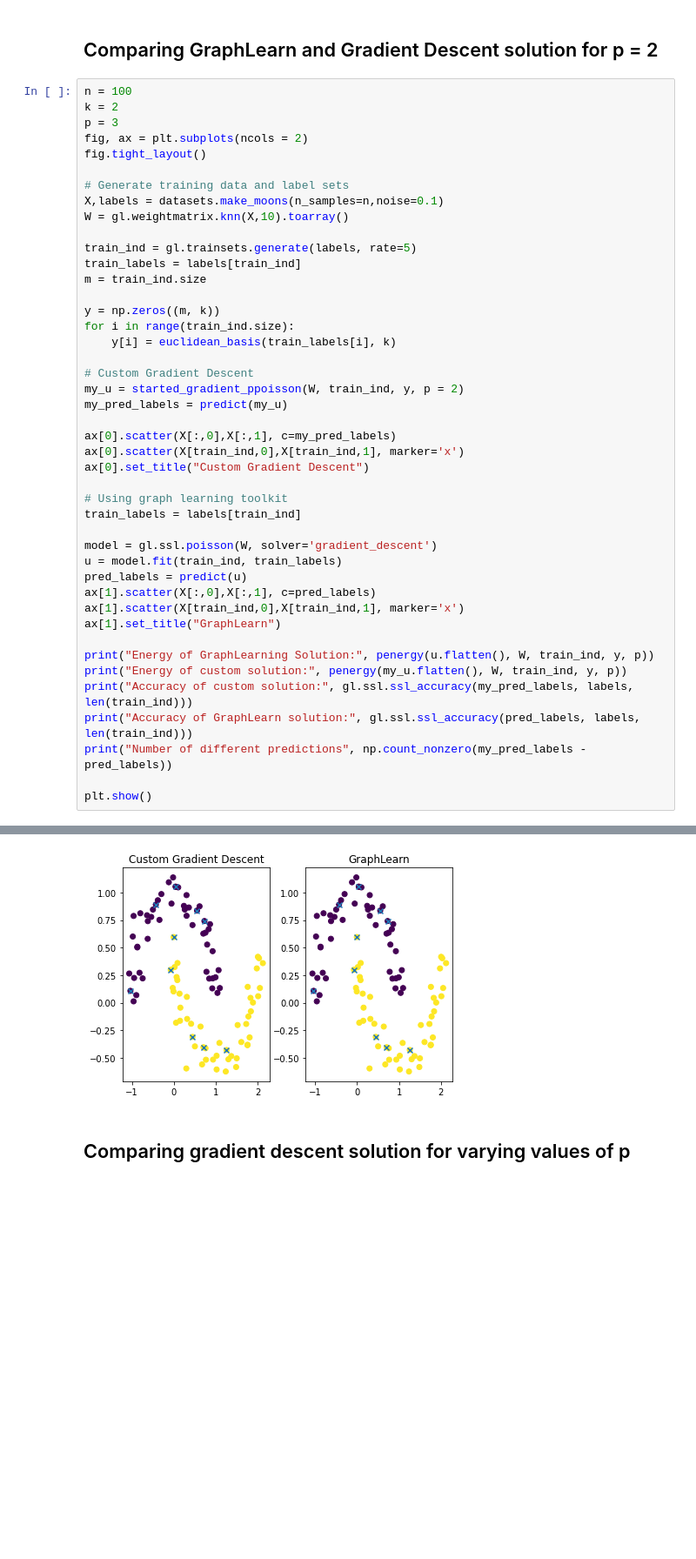
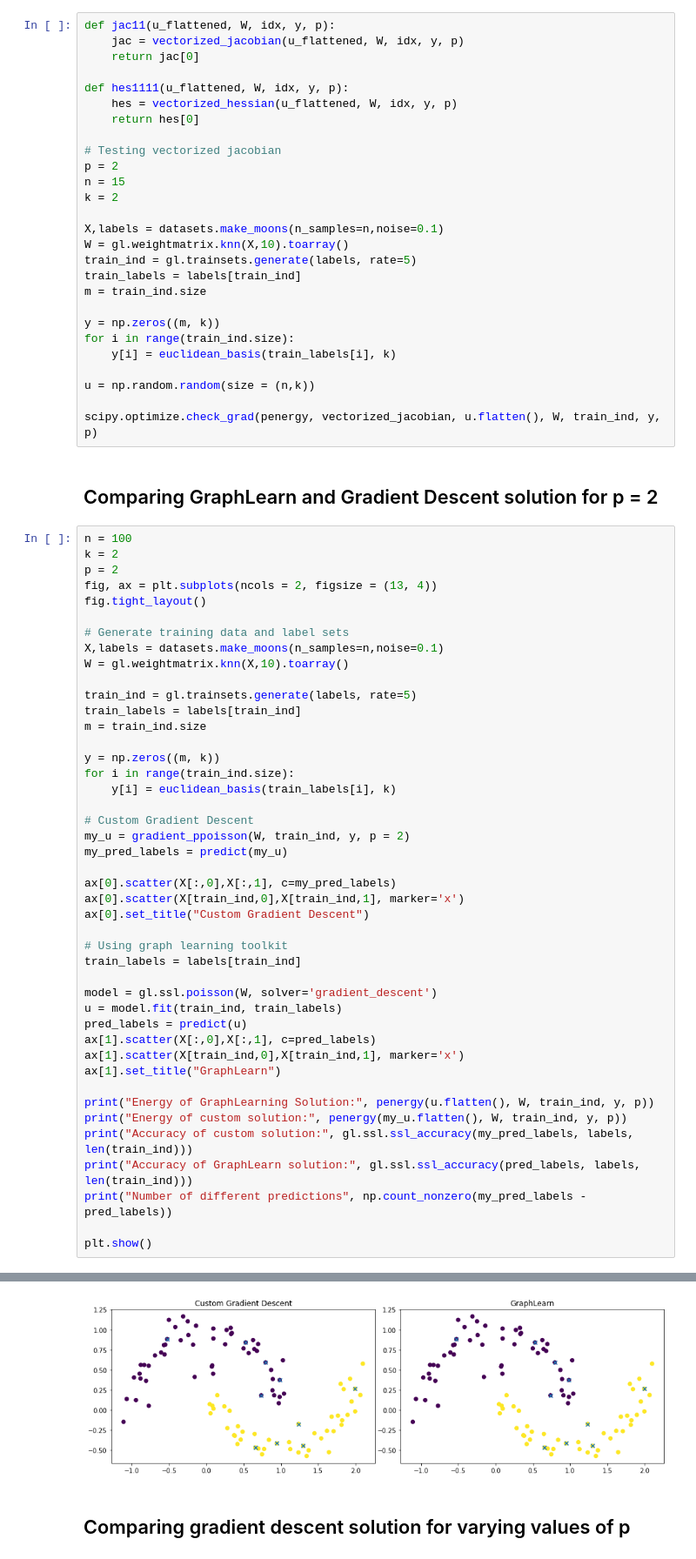
Before and after one commit to gstamatiou/optimal-classification, a Jupyter notebook: ppoison.ipynb, the cells around one changed output, grey strips where cells are left out. Shown at 87% size. Cells and saved outputs as stored; diff of their text form; blank space fills up the shorter version.

```diff
--- a/ppoison.ipynb
+++ b/ppoison.ipynb
@@ -441,10 +529,37 @@ Runtime = 43.89 min
+# %%
+def jac11(u_flattened, W, idx, y, p):
+    jac = vectorized_jacobian(u_flattened, W, idx, y, p)
+    return jac[0]
+
+def hes1111(u_flattened, W, idx, y, p):
+    hes = vectorized_hessian(u_flattened, W, idx, y, p)
+    return hes[0]
+
+# Testing vectorized jacobian
+p = 2
+n = 15
+k = 2
+
+X,labels = datasets.make_moons(n_samples=n,noise=0.1)
+W = gl.weightmatrix.knn(X,10).toarray()
+train_ind = gl.trainsets.generate(labels, rate=5)
+train_labels = labels[train_ind]
+m = train_ind.size
+
+y = np.zeros((m, k))
+for i in range(train_ind.size):
+    y[i] = euclidean_basis(train_labels[i], k)
+
+u = np.random.random(size = (n,k))
+
+scipy.optimize.check_grad(penergy, vectorized_jacobian, u.flatten(), W, train_ind, y, p)
 # %% [markdown]
 ## Comparing GraphLearn and Gradient Descent solution for p = 2
 # %%
 n = 100
 k = 2
-p = 3
-fig, ax = plt.subplots(ncols = 2)
+p = 2
+fig, ax = plt.subplots(ncols = 2, figsize = (13, 4))
 fig.tight_layout()
 
 # Generate training data and label sets
@@ -460,7 +575,7 @@ for i in range(train_ind.size):
     y[i] = euclidean_basis(train_labels[i], k)
 
 # Custom Gradient Descent
-my_u = started_gradient_ppoisson(W, train_ind, y, p = 2)
+my_u = gradient_ppoisson(W, train_ind, y, p = 2)
 my_pred_labels = predict(my_u)
 
 ax[0].scatter(X[:,0],X[:,1], c=my_pred_labels)
@@ -492,4 +607,4 @@ Accuracy of GraphLearn solution: 100.0
 Number of different predictions 0
-[figure, old version]
+[figure, new version]
 # %% [markdown]
 ## Comparing gradient descent solution for varying values of p
```
Also changed, not shown: parts of 18 cells of this notebook.
